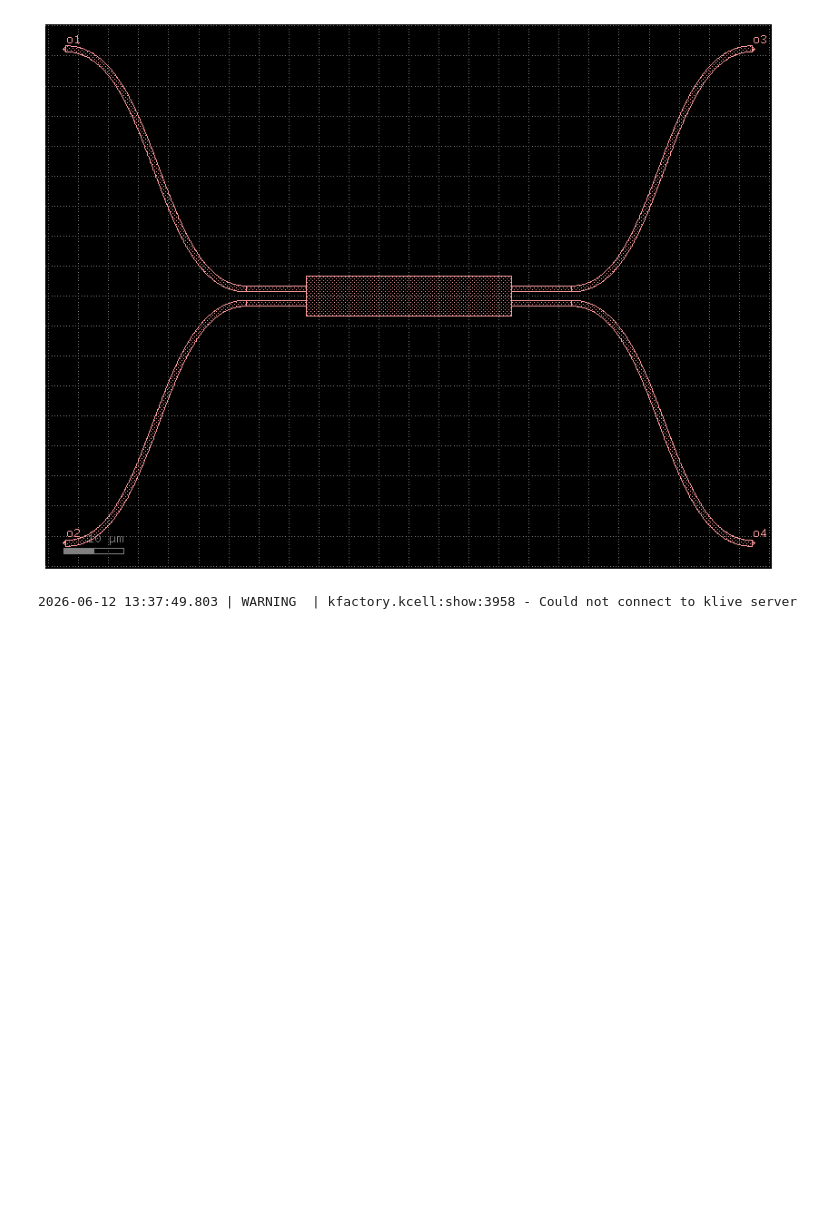
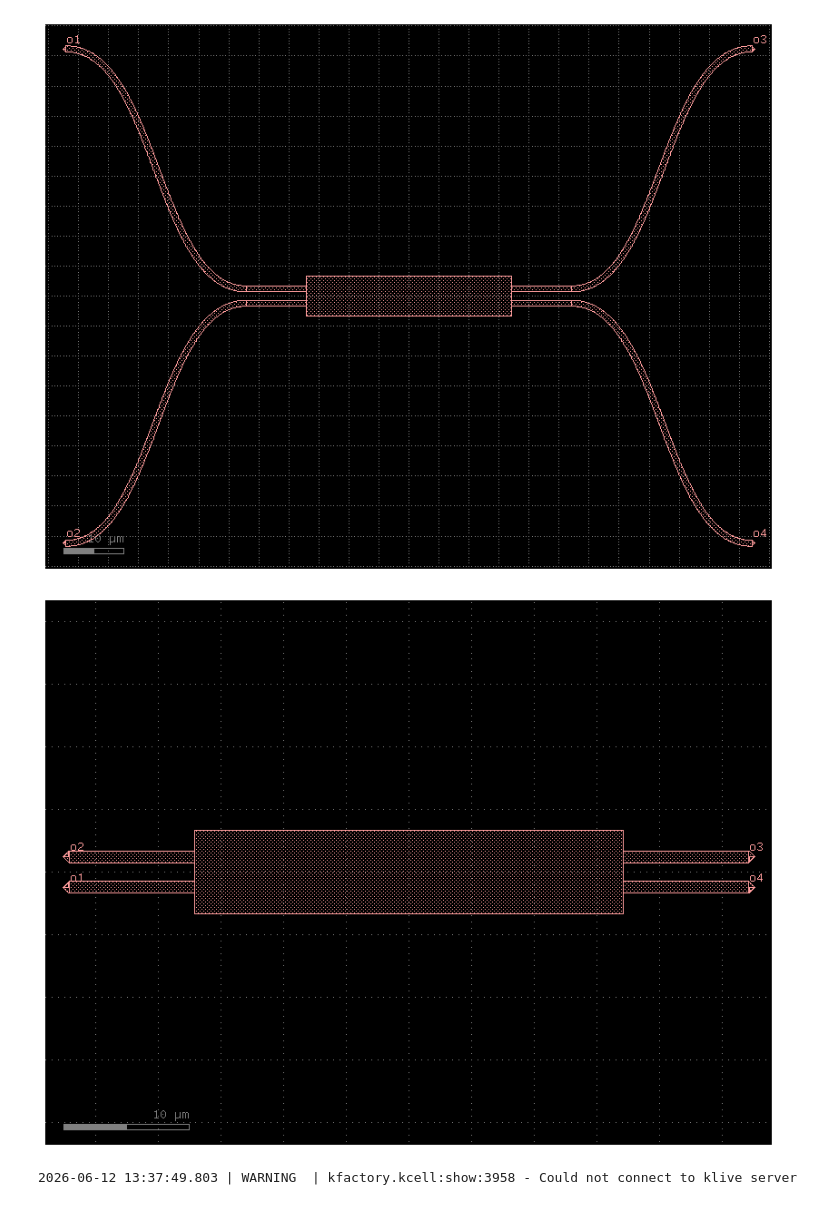
Before and after one commit to jlloret1/cifoin-lab4, a Jupyter notebook: LAYOUT_Student.ipynb, the cells around one changed output. Saved outputs shown, nothing was run; the diff lists cells and outputs as text; code cells hidden in the pictures; blank space fills up the shorter version.

```diff
--- a/LAYOUT_Student.ipynb
+++ b/LAYOUT_Student.ipynb
@@ -271,6 +271,60 @@ layout.draw_ports()
 layout.plot()
 # %% [output]
 [figure]
+# %%
+#MMI RECTO
+gf.clear_cache()
+
+c = gf.Component()
+# Parametros
+W_MMI   = float(6.6)      # Ancho del bloque multimodo (mmi_Width del Lab2)
+L_MMI   = float(34.2180)   # L_MMI + dL_MMI = 34.518 + 0.2 del Lab2
+W_wg    = float(1.0)      # Ancho guías de acceso (IO wg width del Lab2)1+0.8
+L_wg   = float(10.0)
+dy      = float(0.1)      # Offset de posición de los puertos
+
+# Posiciones de los puertos fórmula del Lab2:
+pos_inf = W_MMI * (-1/6) + (-dy)   # Puerto inferior
+pos_sup = W_MMI * ( 1/6) + ( dy)   # Puerto superior
+
+# Bloque central
+mmi_core = c.add_ref(gf.components.rectangle(size=(L_MMI, W_MMI), layer="WG"))
+# Centrar el bloque en el origen
+mmi_core.dmove((-L_MMI / 2, -W_MMI / 2))
+
+# Guias de acceso
+xs = gf.cross_section.strip(width = W_wg, layer = 'WG')
+wg = gf.components.straight(length = L_wg, cross_section=xs)
+
+# Entrada superior izquierda (o2)
+t_o2 = c.add_ref(wg)
+t_o2.drotate(180)
+t_o2.dmove((-L_MMI / 2, pos_sup))
+
+# Entrada inferior izquierda (o1)
+t_o1 = c.add_ref(wg)
+t_o1.drotate(180)
+t_o1.dmove((-L_MMI / 2, pos_inf))
+
+# Salida superior derecha (o3)
+t_o3 = c.add_ref(wg)
+t_o3.dmove((L_MMI / 2, pos_sup))
+
+# Salida inferior derecha (o4)
+t_o4 = c.add_ref(wg)
+t_o4.dmove((L_MMI / 2, pos_inf))
+
+# Puertos externos
+c.add_port(name="o1", center=(-L_MMI/2 - L_wg, pos_inf),width=W_wg, orientation=180, layer="WG")
+c.add_port( name="o2", center=(-L_MMI/2 - L_wg, pos_sup),width=W_wg, orientation=180, layer="WG")
+c.add_port(name="o3", center=( L_MMI/2 + L_wg, pos_sup),width=W_wg, orientation=0,   layer="WG")
+c.add_port(name="o4", center=( L_MMI/2 + L_wg, pos_inf),width=W_wg, orientation=0,   layer="WG")
+
+c.draw_ports()
+
+c.plot()
+# %% [output]
+[figure, added]
 # %%
 # MZI's
 
```
Also changed, not shown: parts of 1 cell of this notebook.
